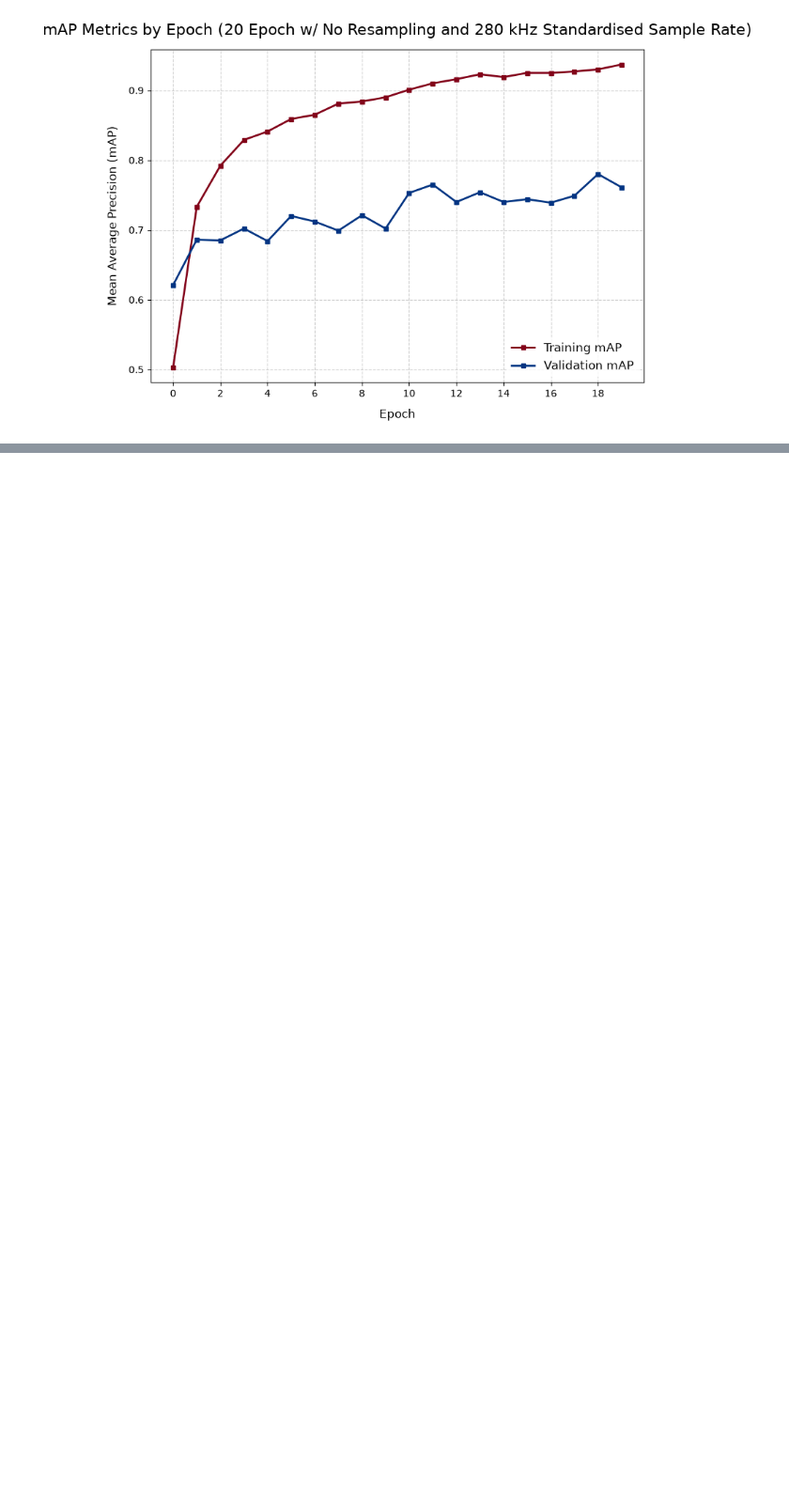
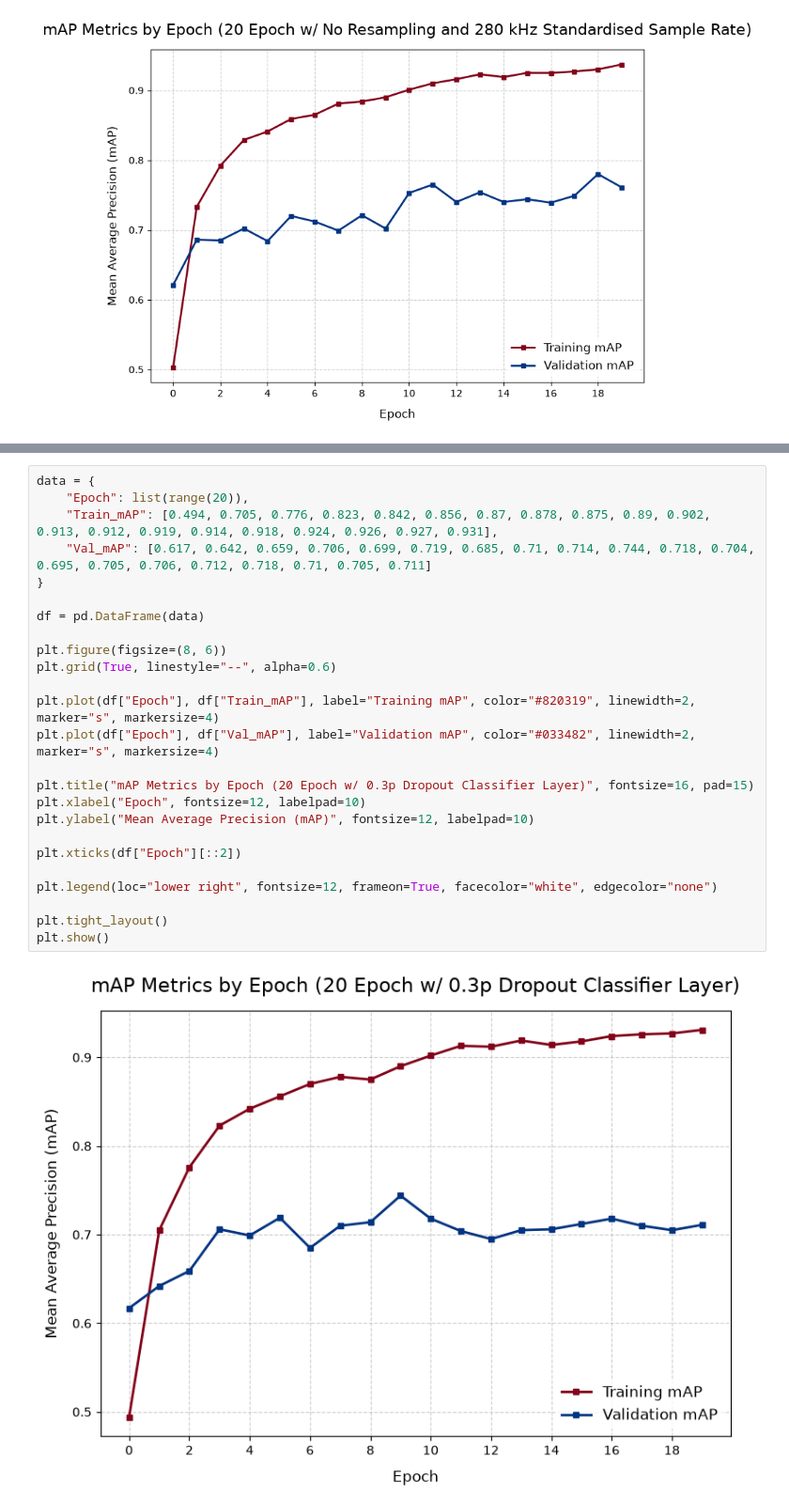
Before and after one commit to Grey-otoc/BioAcousticStreamEngine, a Jupyter notebook: training/V2-notebooks/04_plot_results.ipynb, the cells around one changed output, grey strips where cells are left out. Shown at 94% size. Cells and saved outputs as stored; diff of their text form; blank space fills up the shorter version.

```diff
--- a/training/V2-notebooks/04_plot_results.ipynb
+++ b/training/V2-notebooks/04_plot_results.ipynb
@@ -239,0 +295,27 @@ plt.show()
+# %%
+data = {
+    "Epoch": list(range(20)),
+    "Train_mAP": [0.494, 0.705, 0.776, 0.823, 0.842, 0.856, 0.87, 0.878, 0.875, 0.89, 0.902, 0.913, 0.912, 0.919, 0.914, 0.918, 0.924, 0.926, 0.927, 0.931],
+    "Val_mAP": [0.617, 0.642, 0.659, 0.706, 0.699, 0.719, 0.685, 0.71, 0.714, 0.744, 0.718, 0.704, 0.695, 0.705, 0.706, 0.712, 0.718, 0.71, 0.705, 0.711]
+}
+
+df = pd.DataFrame(data)
+
+plt.figure(figsize=(8, 6))
+plt.grid(True, linestyle="--", alpha=0.6)
+
+plt.plot(df["Epoch"], df["Train_mAP"], label="Training mAP", color="#820319", linewidth=2, marker="s", markersize=4)
+plt.plot(df["Epoch"], df["Val_mAP"], label="Validation mAP", color="#033482", linewidth=2, marker="s", markersize=4)
+
+plt.title("mAP Metrics by Epoch (20 Epoch w/ 0.3p Dropout Classifier Layer)", fontsize=16, pad=15)
+plt.xlabel("Epoch", fontsize=12, labelpad=10)
+plt.ylabel("Mean Average Precision (mAP)", fontsize=12, labelpad=10)
+
+plt.xticks(df["Epoch"][::2])
+
+plt.legend(loc="lower right", fontsize=12, frameon=True, facecolor="white", edgecolor="none")
+
+plt.tight_layout()
+plt.show()
+# %% [output]
+[figure, added]
```
Also changed, not shown: parts of 5 cells of this notebook, 3 other files.
